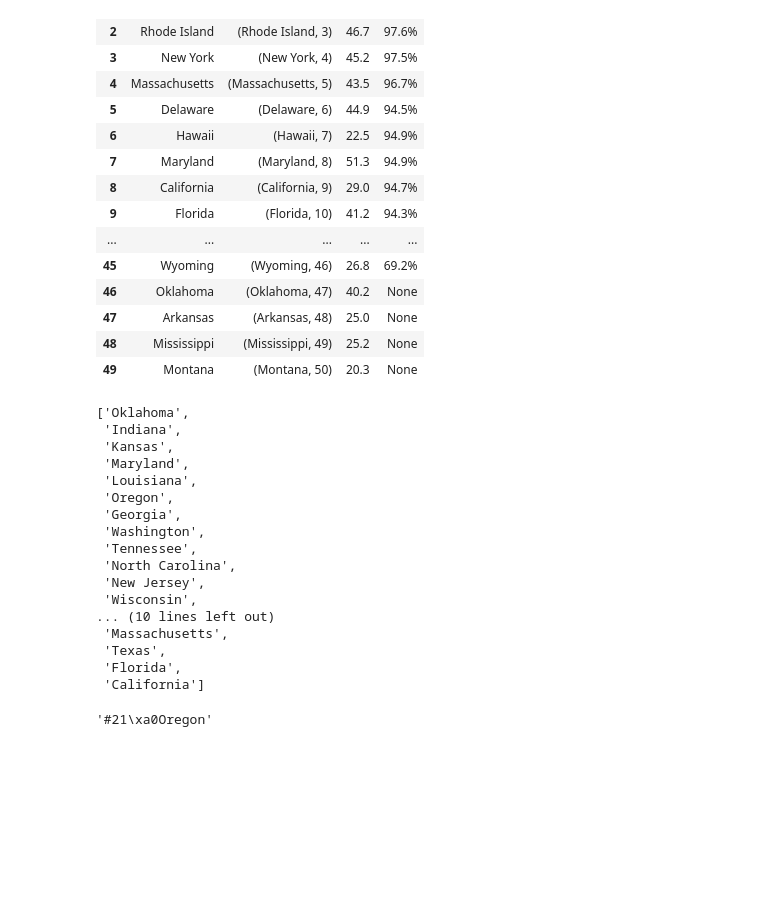
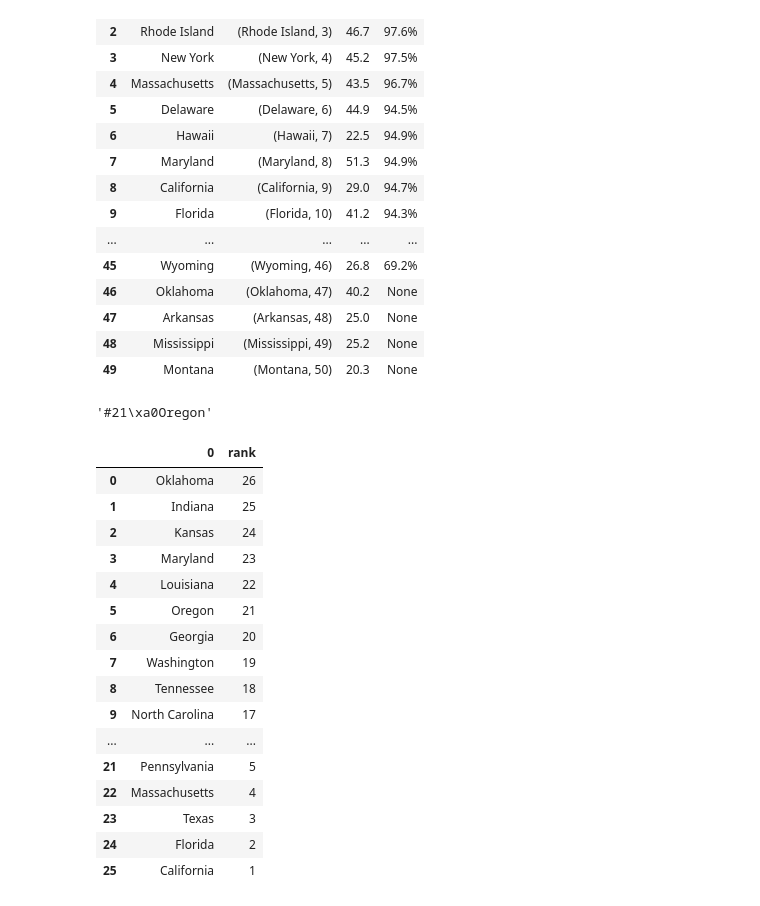
Before and after one commit to MikeDaBossss/Placestolive, a Jupyter notebook: rent.ipynb, the cells around one changed output. Cells and saved outputs as stored; diff of their text form; code cells hidden in the pictures; blank space fills up the shorter version.

```diff
--- a/rent.ipynb
+++ b/rent.ipynb
@@ -6899,27 +6899,32 @@ prosports = requests.get('https://www.businessinsider.com/best-states-for-pro-sp
 # %%
 soup = BeautifulSoup(prosports.content,'html.parser')
 # %%
-re.findall('\\xa0([a-zA-z ]+)',str(soup.findAll('h2',{'class':'slide-title-text'})))
+import pandas as pd
+sports = pd.DataFrame(re.findall('\\xa0([a-zA-z ]+)',str(soup.findAll('h2',{'class':'slide-title-text'}))))
-# %% [output]
-['Oklahoma',
- 'Indiana',
- 'Kansas',
- 'Maryland',
- 'Louisiana',
- 'Oregon',
- 'Georgia',
- 'Washington',
- 'Tennessee',
- 'North Carolina',
- 'New Jersey',
- 'Wisconsin',
-... (10 lines left out)
- 'Massachusetts',
- 'Texas',
- 'Florida',
- 'California']
 # %%
 #re.findall('[a-zA-z]+',str(soup.findAll('h2',{'class':'slide-title-text'})))
 soup.findAll('h2',{'class':'slide-title-text'})[5].text
 # %% [output]
 '#21\xa0Oregon'
+# %%
+sports['rank'] = [x for x in range(26,0,-1)]
+# %%
+sports
+# %% [output]
+|  | 0 | rank |
+| 0 | Oklahoma | 26 |
+| 1 | Indiana | 25 |
+| 2 | Kansas | 24 |
+| 3 | Maryland | 23 |
+| 4 | Louisiana | 22 |
+| 5 | Oregon | 21 |
+| 6 | Georgia | 20 |
+| 7 | Washington | 19 |
+| 8 | Tennessee | 18 |
+| 9 | North Carolina | 17 |
+| ... | ... | ... |
+| 21 | Pennsylvania | 5 |
+| 22 | Massachusetts | 4 |
+| 23 | Texas | 3 |
+| 24 | Florida | 2 |
+| 25 | California | 1 |
```
